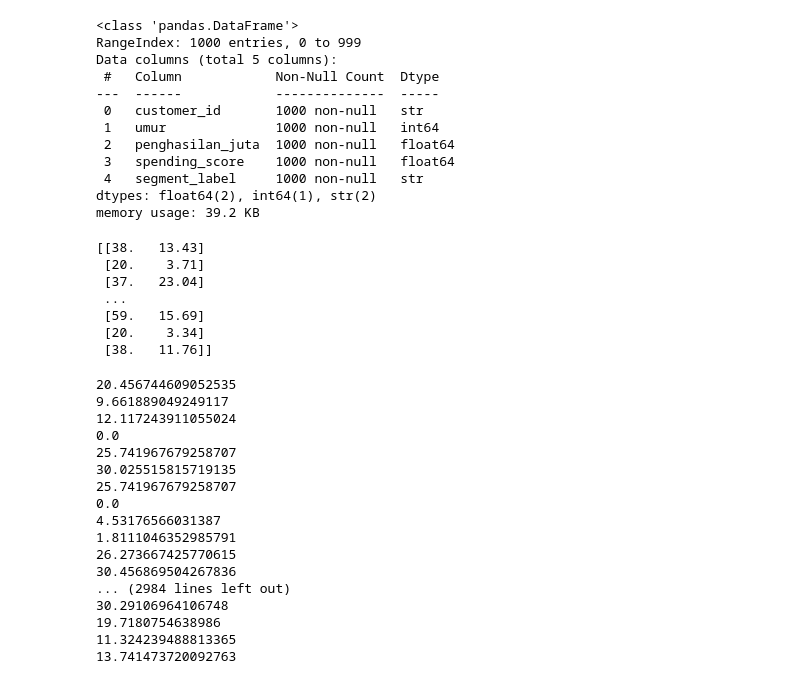
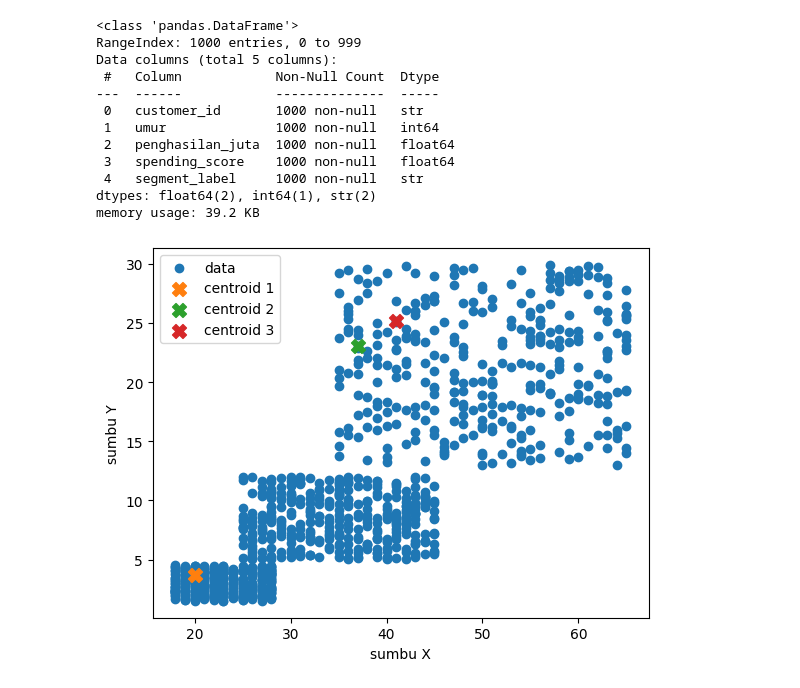
Before and after one commit to R1fky/algoritma_k-means-clustering, a Jupyter notebook: customer_segmentation/k-means.ipynb, the cells around one changed output. Drawn from its saved outputs; the diff is of its cells as text; code cells hidden in the pictures.

```diff
--- a/customer_segmentation/k-means.ipynb
+++ b/customer_segmentation/k-means.ipynb
@@ -52,15 +53,8 @@ memory usage: 39.2 KB
 #mengambil data untuk dicluster dan diubah ke numpy
 # datas_points = data[["umur", "penghasilan_juta"]].values
 datas_points = data[["umur", "penghasilan_juta"]].to_numpy()
-print(datas_points)
+# print(datas_points)
+# print(type(datas_points))
-# %% [output]
-[[38.   13.43]
- [20.    3.71]
- [37.   23.04]
- ...
- [59.   15.69]
- [20.    3.34]
- [38.   11.76]]
 # %%
 #centroid atau titik
 centroids = np.array([
@@ -68,6 +62,25 @@ centroids = np.array([
     [37, 23.04],
     [41, 25.17]
 ])
+# %%
+# ploting data point dan centroid sebelum
+x_points = datas_points[:, 0]
+y_points = datas_points[:, 1]
+#centroid
+
+plt.scatter(x_points, y_points, label="data")
+for ctd in range(len(centroids)):
+    stp = centroids[ctd]
+    plt.scatter(stp[0], stp[1], label=f"centroid {ctd + 1}", marker="X", s=100)
+
+#label
+plt.xlabel("sumbu X")
+plt.ylabel("sumbu Y")
+#menampilkan plot
+plt.legend()
+plt.show()
+# %% [output]
+[figure, added]
 # %%
 # membuat algoritma k-means
 # fungsi untuk menghitung jarak
@@ -108,20 +164,12 @@ def k_means(datas, centroid):
 # %%
-k_means(datas_points, centroids)
+# all_kluster, final_centroids, h_centroid = k_means(datas_points, centroids)
+
+# for kls in range(len(all_kluster)):
+#     print(f"kluster ke { kls + 1}: {all_kluster[kls]}")
+
+
+# print(final_centroids)
+# for f_centroid in range(len(final_centroids)):
+#     print(f"centroid ke { f_centroid + 1}: {final_centroids[f_centroid]}")
+
+# print(h_centroid)
-# %% [output]
-20.456744609052535
-9.661889049249117
-12.117243911055024
-0.0
-25.741967679258707
-30.025515815719135
-25.741967679258707
-0.0
-4.53176566031387
-1.8111046352985791
-26.273667425770615
-30.456869504267836
-... (2984 lines left out)
-30.29106964106748
-19.7180754638986
-11.324239488813365
-13.741473720092763
```
Also changed, not shown: parts of 3 cells of this notebook.
